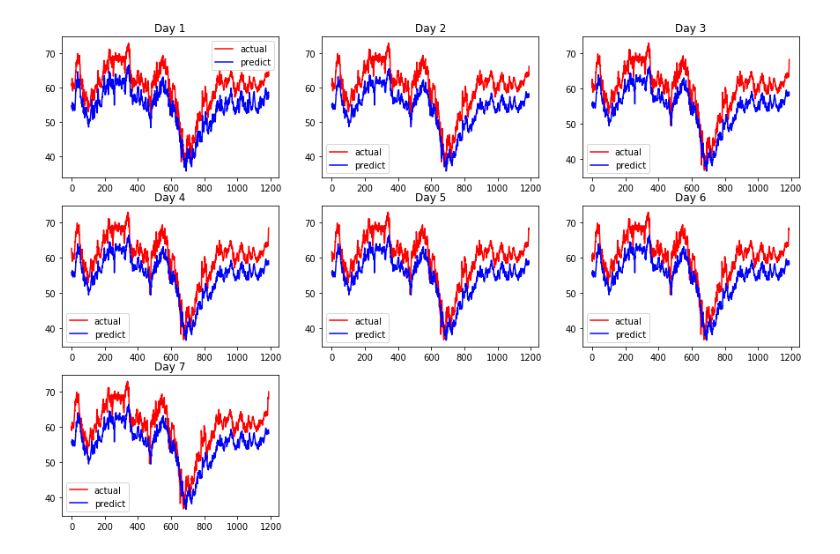
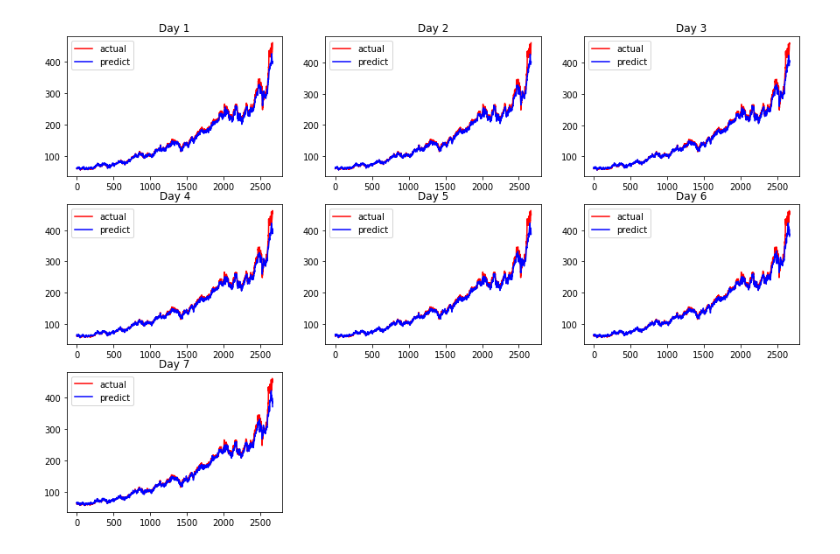
Before and after one commit to BlueBug12/stock, a Jupyter notebook: bin/seq2seq_LSTM.ipynb, the cells around one changed output. Cells and saved outputs as stored; diff of their text form; code cells hidden in the pictures.

Commit message:
save 512 units s2s LSTM model

```diff
--- a/bin/seq2seq_LSTM.ipynb
+++ b/bin/seq2seq_LSTM.ipynb
@@ -91,12 +91,7 @@ def buildTrain(train, pastDay=30, futureDay=5,feature='close',drop=False):
         Y_train.append(np.array(train[i+pastDay:i+pastDay+futureDay]))
         #Y_train.append(np.array(train.iloc[i+pastDay:i+pastDay+futureDay][feature]))
     return np.array(X_train), np.array(Y_train)
-def splitData(X,Y,rate):
-    X_train = X[int(X.shape[0]*rate):]
-    Y_train = Y[int(Y.shape[0]*rate):]
-    X_val = X[:int(X.shape[0]*rate)]
-    Y_val = Y[:int(Y.shape[0]*rate)]
-    return X_train, Y_train, X_val, Y_val
+
 def shuffle(X,Y):
     np.random.seed(10)
     randomList = np.arange(X.shape[0])
@@ -147,9 +142,9 @@ epochs = 100
 val_ratio = 0.33
 # %%
 #df = []
-#with open(os.path.join(os.getcwd(),"data","2330.pickle"),'rb') as f:
-#    df = pickle.load(f)
-
+with open(os.path.join(os.getcwd(),"data","2330.pickle"),'rb') as f:
+    df = pickle.load(f)
+'''
 all_df=[]
 for train_data in os.listdir(os.path.join(os.getcwd(),'data')):
     with open(os.path.join(os.getcwd(),"data",train_data),'rb') as f:
@@ -157,6 +152,8 @@ for train_data in os.listdir(os.path.join(os.getcwd(),'data')):
 
         sub_df=pickle.load(f)#.iloc[:-60]
         #all_df.append(sub_df)
+'''
+
 
 
 
@@ -192,20 +165,22 @@ To retain the current behavior and silence the warning, pass 'sort=True'.
 # %%
 scaler = MinMaxScaler(feature_range=(0, 1))
-validate_percent = 0.8
-time_step = 30
+time_step = 60
 after_day = 7
 batch_size = 64
-epochs = 100
-val_ratio = 0.33
+epochs = 1000
+val_ratio = 0.2
 #sub_df = df[['high','close','low','open']]
 with open(os.path.join(os.getcwd(),"data","2330.pickle"),'rb') as f:
     df = pickle.load(f)
-sub_df=df.drop(['year','week','month','day','adj_close'],axis=1)
+#sub_df = df.iloc[:-60]
+df.drop(['year','week','month','day','adj_close'],axis=1,inplace=True)
+test_df = df[-60:]
+sub_df = df[:-60]
 data = normalize_data(sub_df.copy(), scaler)
 # %%
 x_train,y_train=buildTrain(data, time_step,after_day,drop=False)
+x_train, y_train = shuffle(x_train, y_train)
 X_train, Y_train, X_val, Y_val = splitData(x_train, y_train, val_ratio)
-X_train, Y_train = shuffle(X_train, Y_train)
 # %%
 feature_len = X_train.shape[2]
 input_shape = (time_step, feature_len)
@@ -259,16 +234,20 @@ training_result(history)
 # %%
-#with open(os.path.join(os.getcwd(),"data","2330.pickle"),'rb') as f:
-#    df = pickle.load(f)
+with open(os.path.join(os.getcwd(),"data","2330.pickle"),'rb') as f:
+    df = pickle.load(f)
+df.drop(['year','week','month','day','adj_close'],axis=1,inplace=True)
+data = normalize_data(df.copy(), scaler)
+x_train,y_train=buildTrain(data, time_step,after_day,drop=False)
+X_train, Y_train, X_val, Y_val = splitData(x_train, y_train, val_ratio)
 #scaler = MinMaxScaler(feature_range=(0, 1))
 #normalize_data(df.drop(['year','week','month','day','adj_close'],axis=1), scaler)
 #x_train,y_train=buildTrain(sub_df.copy(), time_step,after_day,drop=False)
 #_, _, _, Y_val = splitData(x_train, y_train, val_ratio)
-train_predict = model.predict(X_val.copy())
+train_predict = model.predict(X_train.copy())
 #print(train_predict.shape)
 result = inverse_normalize_data(train_predict.copy(), scaler)
 
-actual = inverse_normalize_data(Y_val.copy(), scaler)
+actual = inverse_normalize_data(Y_train.copy(), scaler)
 #actual = inverse_normalize_data(Y_val, scaler)
 plot_predict(actual, result,shift=False)
 # %% [output]
-[figure, old version]
+[figure, new version]
```
Also changed, not shown: parts of 8 cells of this notebook.
